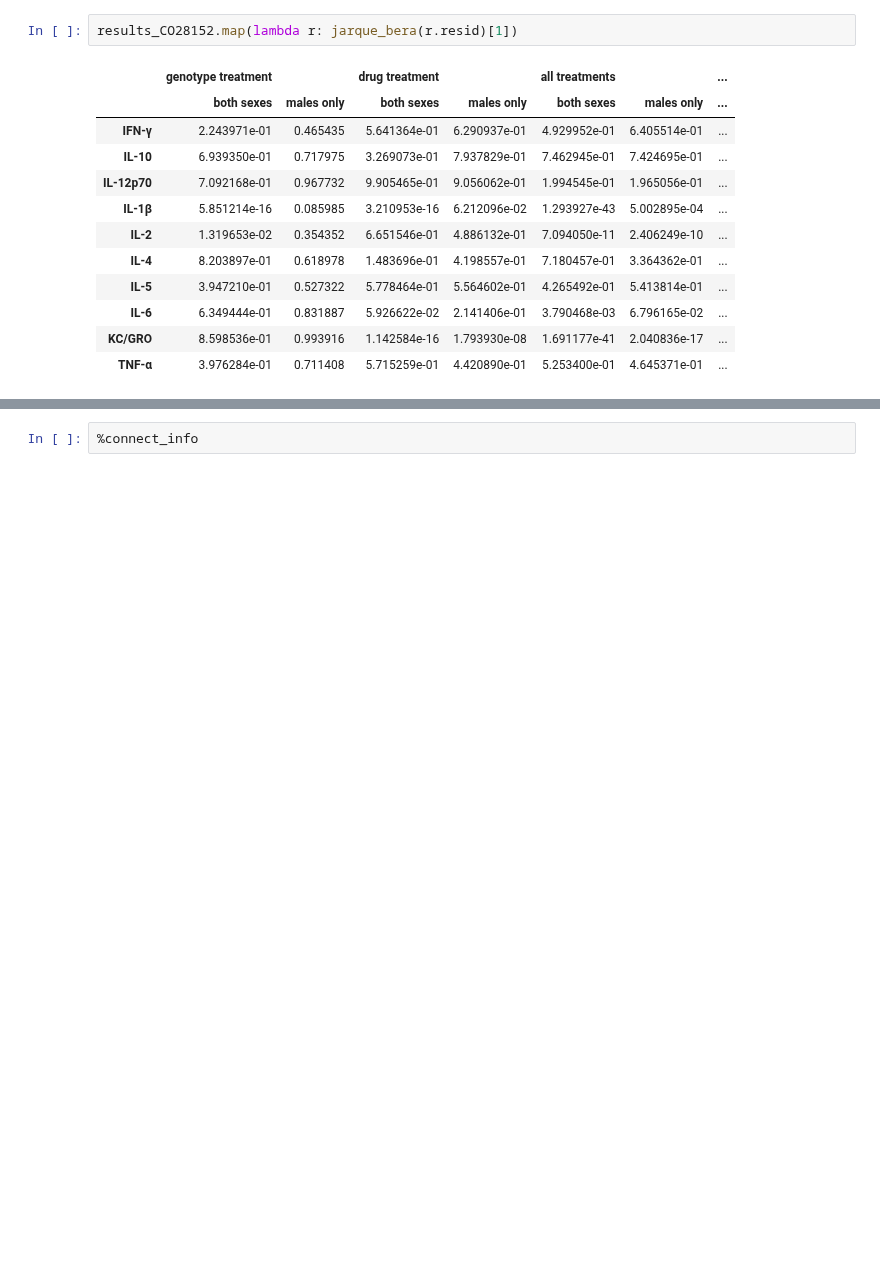
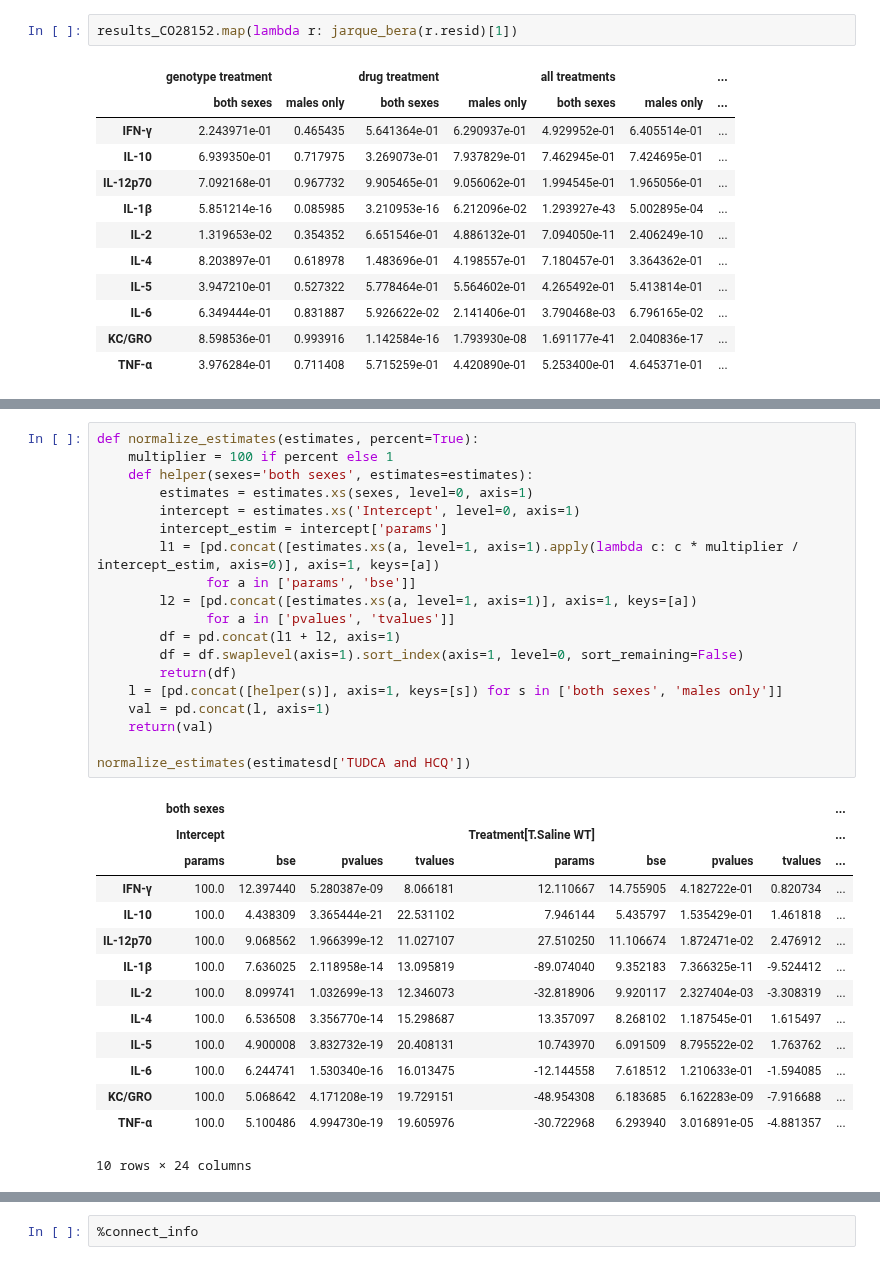
Before and after one commit to attilagk/CTNS-notebook, a Jupyter notebook: 2024-11-11-cytokines/2024-11-11-cytokines.ipynb, the cells around one changed output, grey strips where cells are left out. Saved outputs shown, nothing was run; the diff lists cells and outputs as text; blank space fills up the shorter version.

```diff
--- a/2024-11-11-cytokines/2024-11-11-cytokines.ipynb
+++ b/2024-11-11-cytokines/2024-11-11-cytokines.ipynb
@@ -273,0 +275,34 @@ estimatesd['TUDCA or HCQ']
+# %%
+def normalize_estimates(estimates, percent=True):
+    multiplier = 100 if percent else 1
+    def helper(sexes='both sexes', estimates=estimates):
+        estimates = estimates.xs(sexes, level=0, axis=1)
+        intercept = estimates.xs('Intercept', level=0, axis=1)
+        intercept_estim = intercept['params']
+        l1 = [pd.concat([estimates.xs(a, level=1, axis=1).apply(lambda c: c * multiplier / intercept_estim, axis=0)], axis=1, keys=[a])
+              for a in ['params', 'bse']]
+        l2 = [pd.concat([estimates.xs(a, level=1, axis=1)], axis=1, keys=[a])
+              for a in ['pvalues', 'tvalues']]
+        df = pd.concat(l1 + l2, axis=1)
+        df = df.swaplevel(axis=1).sort_index(axis=1, level=0, sort_remaining=False)
+        return(df)
+    l = [pd.concat([helper(s)], axis=1, keys=[s]) for s in ['both sexes', 'males only']]
+    val = pd.concat(l, axis=1)
+    return(val)
+
+normalize_estimates(estimatesd['TUDCA and HCQ'])
+# %% [output]
+|  | both sexes |  |  |  |  |  |  |  | ... |
+|  | Intercept |  |  |  | Treatment[T.Saline WT] |  |  |  | ... |
+|  | params | bse | pvalues | tvalues | params | bse | pvalues | tvalues | ... |
+| IFN-γ | 100.0 | 12.397440 | 5.280387e-09 | 8.066181 | 12.110667 | 14.755905 | 4.182722e-01 | 0.820734 | ... |
+| IL-10 | 100.0 | 4.438309 | 3.365444e-21 | 22.531102 | 7.946144 | 5.435797 | 1.535429e-01 | 1.461818 | ... |
+| IL-12p70 | 100.0 | 9.068562 | 1.966399e-12 | 11.027107 | 27.510250 | 11.106674 | 1.872471e-02 | 2.476912 | ... |
+| IL-1β | 100.0 | 7.636025 | 2.118958e-14 | 13.095819 | -89.074040 | 9.352183 | 7.366325e-11 | -9.524412 | ... |
+| IL-2 | 100.0 | 8.099741 | 1.032699e-13 | 12.346073 | -32.818906 | 9.920117 | 2.327404e-03 | -3.308319 | ... |
+| IL-4 | 100.0 | 6.536508 | 3.356770e-14 | 15.298687 | 13.357097 | 8.268102 | 1.187545e-01 | 1.615497 | ... |
+| IL-5 | 100.0 | 4.900008 | 3.832732e-19 | 20.408131 | 10.743970 | 6.091509 | 8.795522e-02 | 1.763762 | ... |
+| IL-6 | 100.0 | 6.244741 | 1.530340e-16 | 16.013475 | -12.144558 | 7.618512 | 1.210633e-01 | -1.594085 | ... |
+| KC/GRO | 100.0 | 5.068642 | 4.171208e-19 | 19.729151 | -48.954308 | 6.183685 | 6.162283e-09 | -7.916688 | ... |
+| TNF-α | 100.0 | 5.100486 | 4.994730e-19 | 19.605976 | -30.722968 | 6.293940 | 3.016891e-05 | -4.881357 | ... |
+10 rows × 24 columns
```
Also changed, not shown: parts of 5 cells of this notebook.
